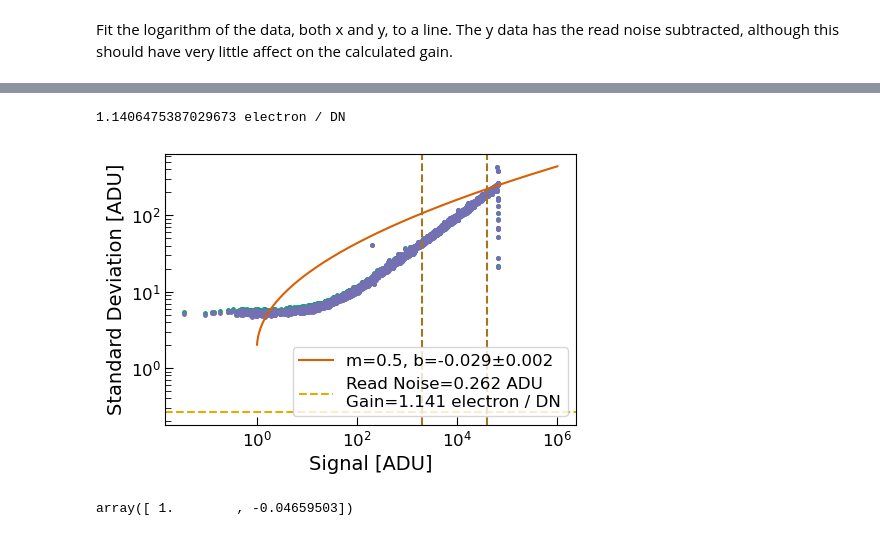
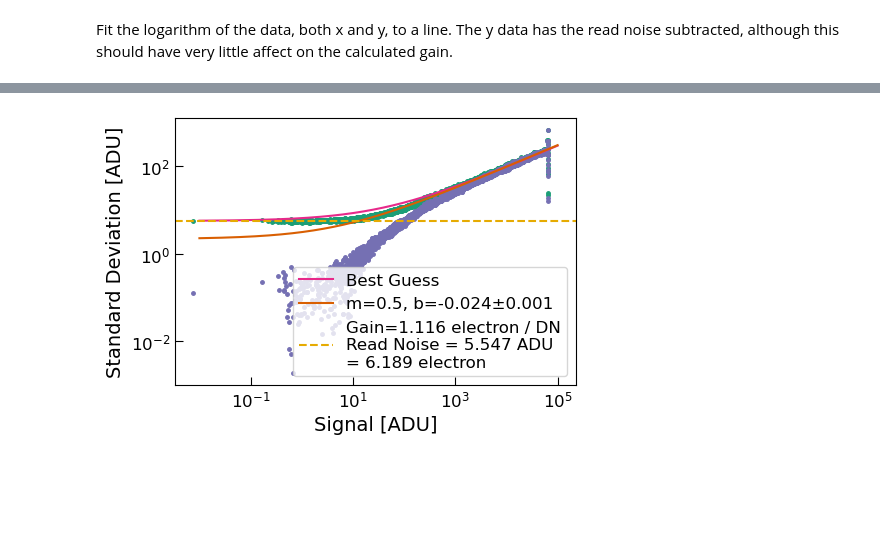
Before and after one commit to brockparker/Research, a Jupyter notebook: CCDs/Sophia/ptc_test.ipynb, the cells around one changed output, grey strips where cells are left out. Saved outputs shown, nothing was run; the diff lists cells and outputs as text; code cells hidden in the pictures; blank space fills up the shorter version.

```diff
--- a/CCDs/Sophia/ptc_test.ipynb
+++ b/CCDs/Sophia/ptc_test.ipynb
@@ -201,11 +214,0 @@ array([0.91689203])
-# %%
-rn = np.mean(rn_array)
-print(rn)
-rn = 4.97
-
-lower = 2e3
-upper = 4e4
-
-cut_idx = (signal_array>lower) & (signal_array<upper)
-
-popt, perr = fit_rn_line(signal_array[cut_idx], error_array[cut_idx])
@@ -218,37 +228,45 @@ array([-0.02857573,  0.2624964 ])
+# %%
+def rn_line(x, b, rn):
+    return x**(0.5) * 10**b + rn
+# %%
+lim = 1e7
+
+cut_idx = (signal_array < lim)
+
+popt, pcov = curve_fit(rn_line, signal_array[cut_idx], error_array[cut_idx], p0=(np.log(0.91), 6), maxfev=10000)
+perr = np.sqrt(np.diag(pcov))
+
+rn = popt[1]
 # %%
-rn = popt[1]
+rn = rn_fit
+
 calc_gain = 10**(-popt[0]/0.5) * u.electron / u.DN
 
-print(calc_gain)
+rn_e = rn * u.DN * calc_gain
 
 fig, ax = plt.subplots(layout='tight', figsize=(5,3.5))
 
-x = np.linspace(-2, 6, 1000)
+x = np.logspace(-2, 5, 1000)
 
 ax.plot(signal_array, error_array, ls='', marker='.', color=colors[0], markersize=5)
-ax.plot(signal_array, error_array-rn, ls='', marker='.', color=colors[2], markersize=5)
-ax.plot(10**x, 10**model(x, *popt), ls='-', color=colors[1], label='m=0.5, b={:.3f}±{:.3f}'.format(popt[0], perr[0]))
+ax.plot(signal_array, error_array - rn, ls='', marker='.', color=colors[2], markersize=5)
+ax.plot(x, rn_line(x, np.log10(0.91), rn) , ls='-', color=colors[3], label='Best Guess')
+ax.plot(x, rn_line(x, *popt), ls='-', color=colors[1], label='m=0.5, b={:.3f}±{:.3f}'.format(popt[0], perr[0]))
 # ax.plot(10**x, 10**line(x, *popt), ls='-', color=colors[1], label='m=0.5, b={:.3f}±{:.3f}'.format(popt[0], perr[0]))
 
 ax.set_xlabel(r'Signal [ADU]')
 ax.set_ylabel(r'Standard Deviation [ADU]')
 ax.tick_params(axis='both', direction='in', which='both')
-plt.axhline(rn, ls='--', color=colors[5], label='Read Noise={:.3f} ADU\nGain={:.3f}'.format(rn, calc_gain))
-plt.axvline(lower, ls='--', color=colors[6])
-plt.axvline(upper, ls='--', color=colors[6])
+plt.axhline(rn, ls='--', color=colors[5], label='Gain={:.3f}\nRead Noise = {:.3f} ADU\n= {:.3f}'.format(calc_gain, rn, rn_e))
+# plt.axvline(lim, ls='--', color=colors[6])
 plt.xscale('log')
 plt.yscale('log')
 plt.legend(loc='lower right')
 fig.tight_layout()
 #plt.savefig(save_dir + r'\Sophia_PTC_Bias_20241102.png'.format(step),dpi = 500)
 plt.show()
 # %% [output]
-1.1406475387029673 electron / DN
-[figure, old version]
+[figure, new version]
-# %%
-popt
-# %% [output]
-array([ 1.        , -0.04659503])
 # %%
 #!/usr/bin/python
 import pandas as pd
```
Also changed, not shown: parts of 9 cells of this notebook, 8 other files.
